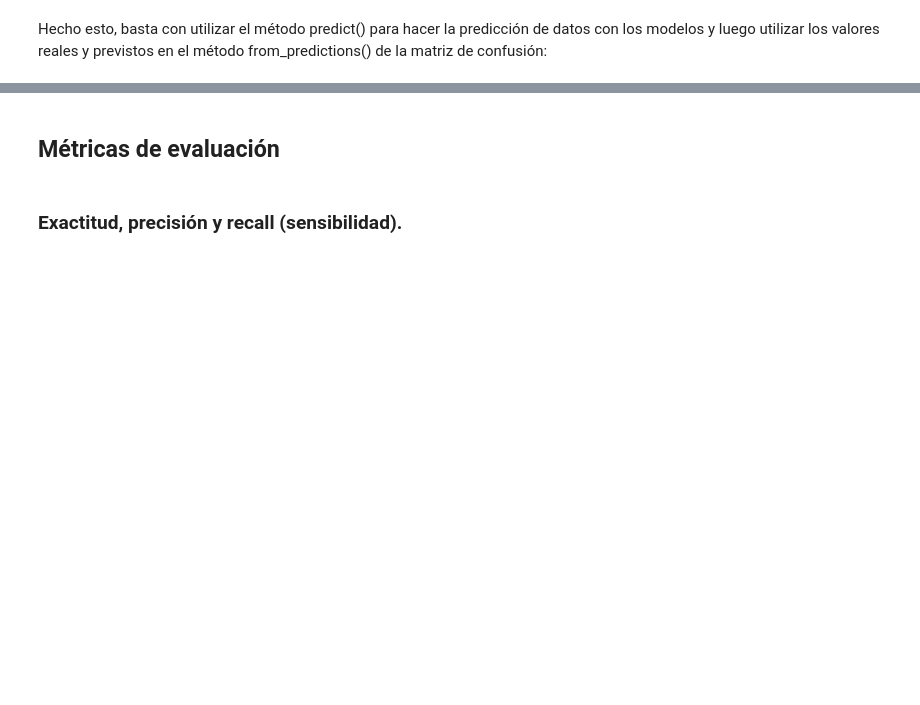
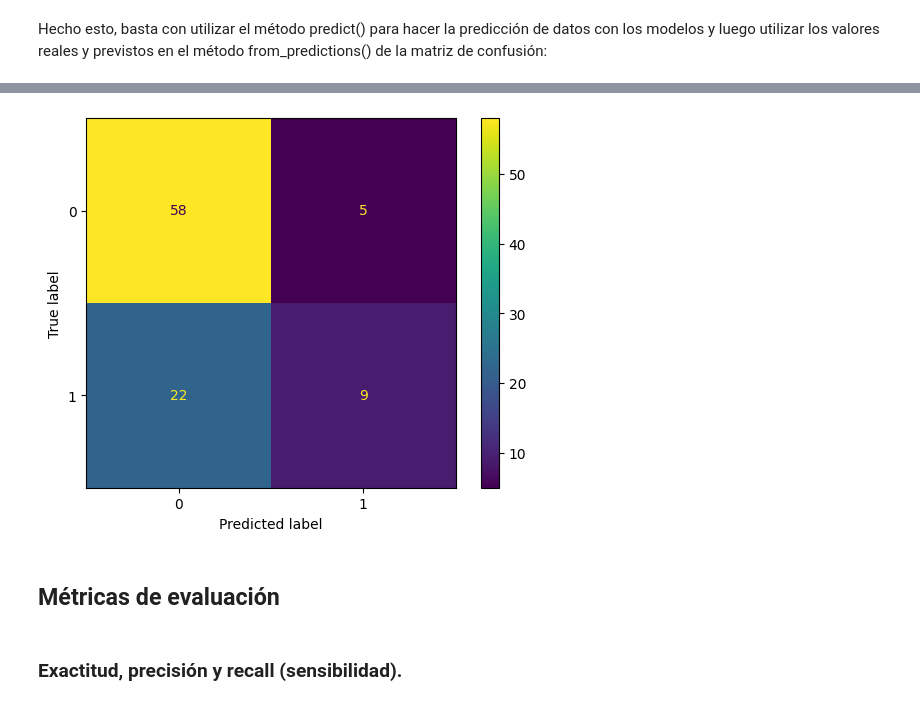
Before and after one commit to Maucho6340/2162-clasificacion-validacion-de-modelos-y-metricas, a Jupyter notebook: Clasificacion_validacion_y_metricas.ipynb, the cells around one changed output, grey strips where cells are left out. Drawn from its saved outputs; the diff is of its cells as text; code cells hidden in the pictures; blank space fills up the shorter version.

```diff
--- a/Clasificacion_validacion_y_metricas.ipynb
+++ b/Clasificacion_validacion_y_metricas.ipynb
@@ -259,3 +274,6 @@ x_entrenamiento, x_val, y_entrenamiento, y_val = train_test_split(x, y, stratify
+# %%
+x_des1, x_des1_prueba, y_des1, y_des1_prueba = train_test_split(x_des1, y_des1, stratify = y_des1, test_size = 0.05, random_state = 5)
+x_des1_entrenamiento, x_des1_val, y_des1_entrenamiento, y_des1_val = train_test_split(x_des1, y_des1, stratify = y_des1, random_state = 5)
 # %%
 # 3 - La primera etapa para la creación de los modelos será la importación de los algoritmos DecisionTreeClassifier
 # y RandomForestClassifier, usando el código:
@@ -265,19 +283,19 @@ from sklearn.ensemble import RandomForestClassifier
 # %% [markdown]
 Después de la importación de los algoritmos, podemos instanciar los modelos y almacenarlos en variables, aquí se eligieron los valores de max_depth = 3 para el DecisionTree y max_depth = 2 para el RandomForest:
 # %%
-arbol = DecisionTreeClassifier(max_depth = 3)
-random_forest = RandomForestClassifier(max_depth = 2)
+arbol_des1 = DecisionTreeClassifier(max_depth = 3)
+random_forest_des1 = RandomForestClassifier(max_depth = 2)
 # %%
 # Para hacer el ajuste de los modelos podemos usar el método fit() y para evaluar la tasa de acierto, el método score():
 
-arbol.fit(x_entrenamiento, y_entrenamiento)
-print(f'Precisión de entrenamiento: {arbol.score(x_entrenamiento, y_entrenamiento)}')
-print(f'Precisión de prueba: {arbol.score(x_val, y_val)}')
+arbol_des1.fit(x_des1_entrenamiento, y_des1_entrenamiento)
+print(f'Precisión de entrenamiento: {arbol_des1.score(x_des1_entrenamiento, y_des1_entrenamiento)}')
+print(f'Precisión de prueba: {arbol_des1.score(x_des1_val, y_des1_val)}')
 # %% [output]
 Precisión de entrenamiento: 0.7571428571428571
 Precisión de prueba: 0.776595744680851
 # %%
-random_forest.fit(x_entrenamiento, y_entrenamiento)
-print(f'Precisión de entrenamiento: {random_forest.score(x_entrenamiento, y_entrenamiento)}')
-print(f'Precisión de prueba: {random_forest.score(x_val, y_val)}')
+random_forest_des1.fit(x_des1_entrenamiento, y_des1_entrenamiento)
+print(f'Precisión de entrenamiento: {random_forest_des1.score(x_des1_entrenamiento, y_des1_entrenamiento)}')
+print(f'Precisión de prueba: {random_forest_des1.score(x_des1_val, y_des1_val)}')
 # %% [output]
@@ -302,3 +315,8 @@ ConfusionMatrixDisplay.from_predictions(y_val, prediccion_rf);
+# %%
+prediccion_rf_des1 = random_forest_des1.predict(x_des1_val)
+ConfusionMatrixDisplay.from_predictions(y_des1_val, prediccion_rf_des1);
+# %% [output]
+[figure, added]
 # %% [markdown]
 ## <font color='dark'>Métricas de evaluación</h1>
 # %% [markdown]
```
Also changed, not shown: parts of 28 cells of this notebook.
